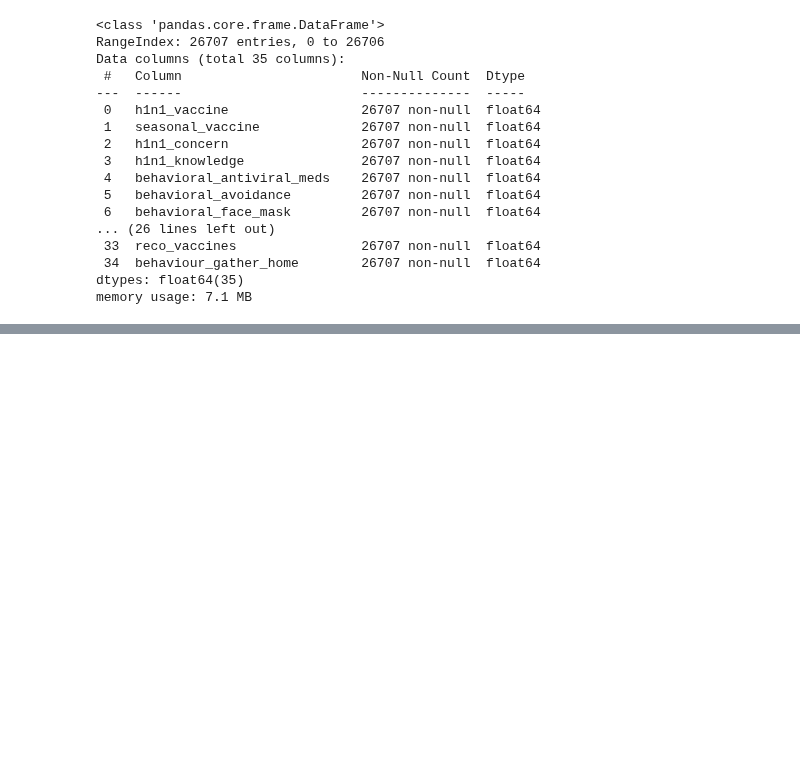
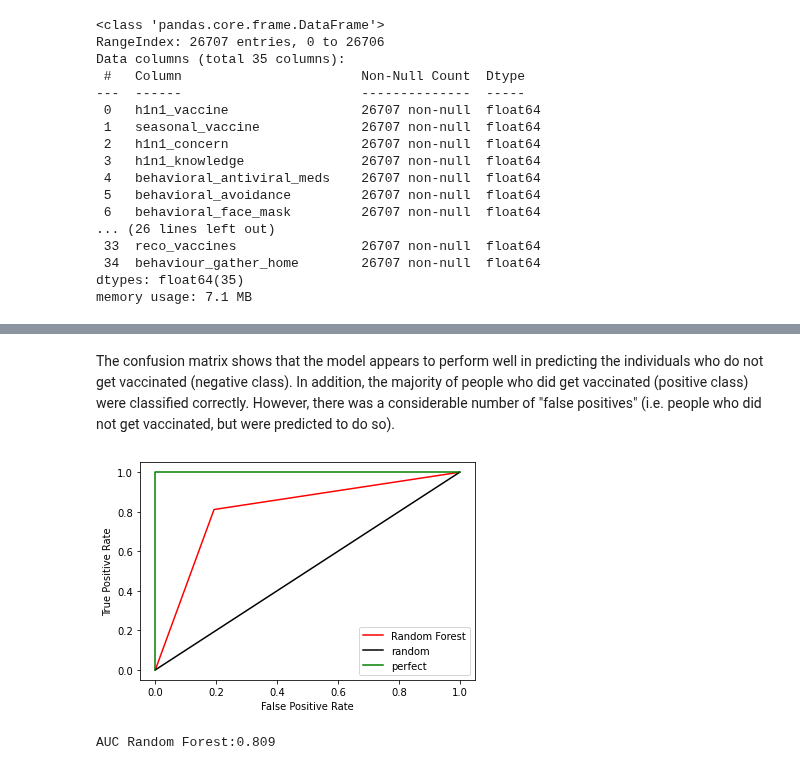
Before and after one commit to RayKwame/TheFluShot, a Jupyter notebook: Flu_shot_acceptance_final_version.ipynb, the cells around one changed output, grey strips where cells are left out. Saved outputs shown, nothing was run; the diff lists cells and outputs as text; code cells hidden in the pictures; blank space fills up the shorter version.

```diff
--- a/Flu_shot_acceptance_final_version.ipynb
+++ b/Flu_shot_acceptance_final_version.ipynb
@@ -470,0 +749,18 @@ memory usage: 7.1 MB
+# %% [markdown]
+The confusion matrix shows that the model appears to perform well in predicting the individuals who do not get vaccinated (negative class). In addition, the majority of people who did get vaccinated (positive class) were classified correctly. However, there was a considerable number of "false positives" (i.e. people who did not get vaccinated, but were predicted to do so).
+# %%
+fpr_rand_forst, tpr_rand_forst, thresholds_rand_forst = metrics.roc_curve(y_h1n1_test, best_model_h1n1_test)
+
+plt.plot(fpr_rand_forst, tpr_rand_forst,'r-',label = 'Random Forest')
+plt.plot([0,1],[0,1],'k-',label='random')
+plt.plot([0,0,1,1],[0,1,1,1],'g-',label='perfect')
+plt.legend()
+plt.xlabel('False Positive Rate')
+plt.ylabel('True Positive Rate')
+plt.show()
+
+auc_rand_forst = roc_auc_score(y_h1n1_test, best_model_h1n1_test)
+print('AUC Random Forest:%.3f'% auc_rand_forst)
+# %% [output]
+[figure, added]
+AUC Random Forest:0.809
```
Also changed, not shown: parts of 56 cells of this notebook.
